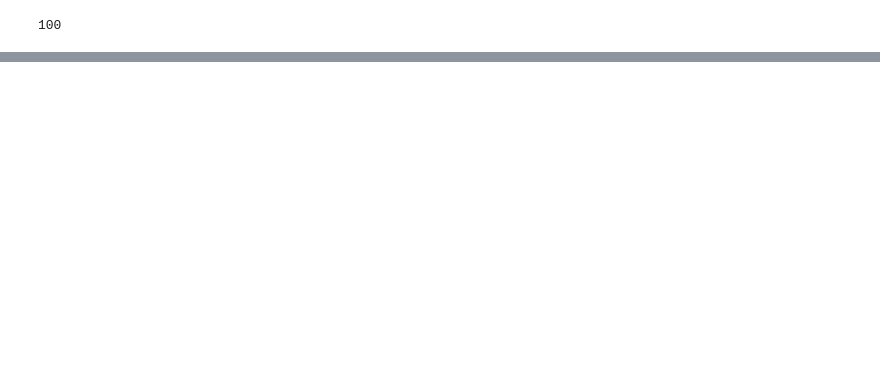
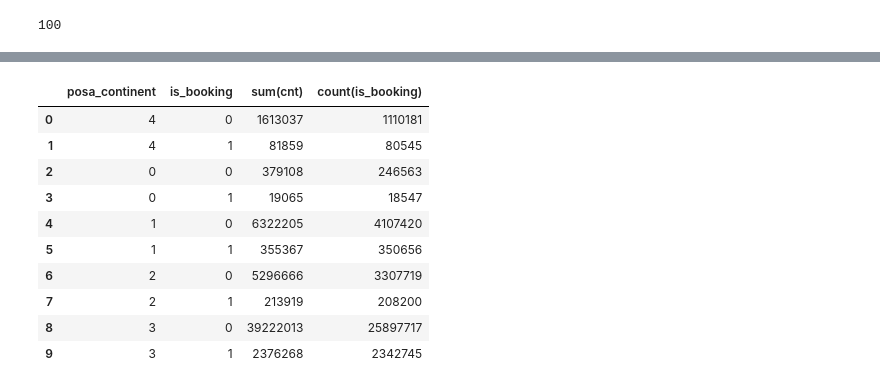
Before and after one commit to svishnu88/expediaHotelTypeRecommendationKaggle, a Jupyter notebook: develop/DataExplorationInPySpark.ipynb, the cells around one changed output, grey strips where cells are left out. Drawn from its saved outputs; the diff is of its cells as text; code cells hidden in the pictures; blank space fills up the shorter version.

```diff
--- a/develop/DataExplorationInPySpark.ipynb
+++ b/develop/DataExplorationInPySpark.ipynb
@@ -172,0 +190,14 @@ pandasdf
+# %%
+tempPandas
+# %% [output]
+|  | posa_continent | is_booking | sum(cnt) | count(is_booking) |
+| 0 | 4 | 0 | 1613037 | 1110181 |
+| 1 | 4 | 1 | 81859 | 80545 |
+| 2 | 0 | 0 | 379108 | 246563 |
+| 3 | 0 | 1 | 19065 | 18547 |
+| 4 | 1 | 0 | 6322205 | 4107420 |
+| 5 | 1 | 1 | 355367 | 350656 |
+| 6 | 2 | 0 | 5296666 | 3307719 |
+| 7 | 2 | 1 | 213919 | 208200 |
+| 8 | 3 | 0 | 39222013 | 25897717 |
+| 9 | 3 | 1 | 2376268 | 2342745 |
```
Also changed, not shown: parts of 23 cells of this notebook.
